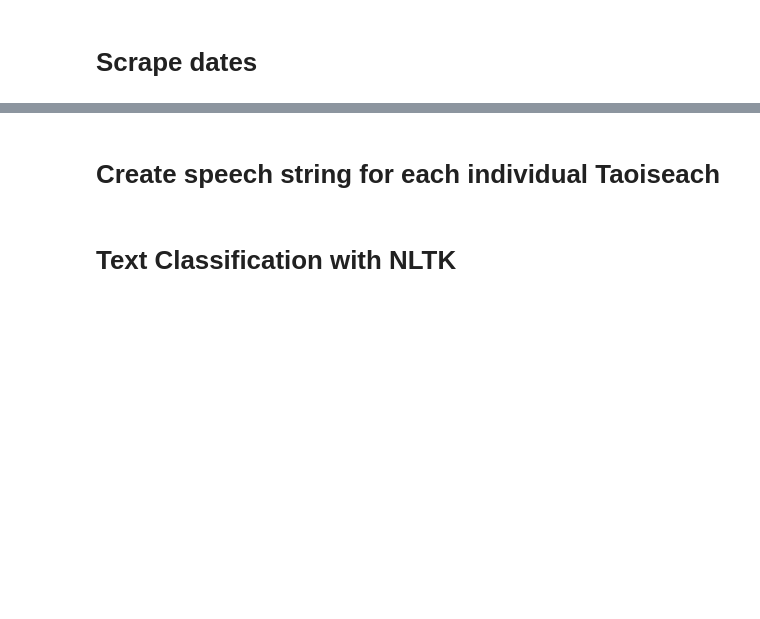
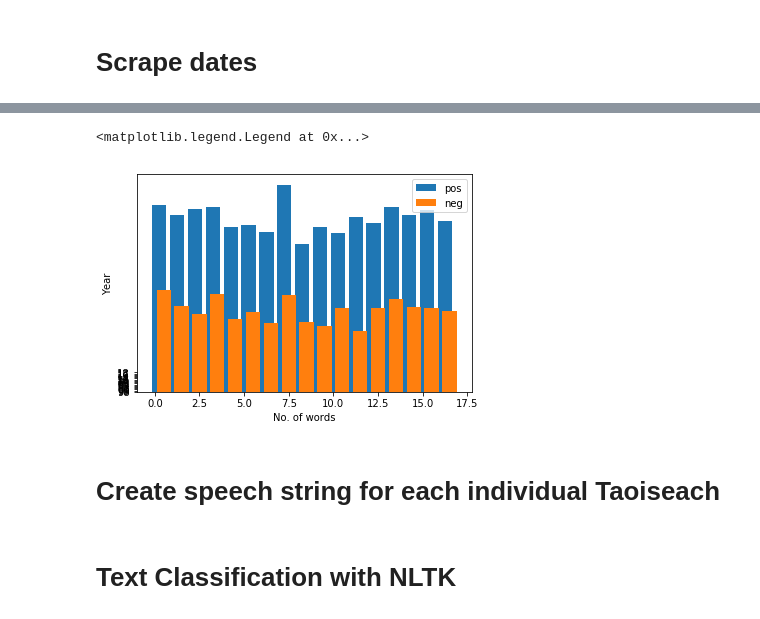
Before and after one commit to Johnny-Morgan/Python-Data-Science, a Jupyter notebook: Diploma Project.ipynb, the cells around one changed output, grey strips where cells are left out. Saved outputs shown, nothing was run; the diff lists cells and outputs as text; code cells hidden in the pictures; blank space fills up the shorter version.

```diff
--- a/Diploma Project.ipynb
+++ b/Diploma Project.ipynb
@@ -1363,19 +1765,22 @@ print(len(all_neg_words_2018))
 # %%
 
 
 year = [ "98", "99", "00", "01", "02", "03", "04", "05", "09", "10", "11", "12", "14", "15", "16", "17", "18"]
 total_pos = [154,146,151,153,136,138,132,171,122,136,131,144,139,153,146,150,141]
 total_neg = [84,71,64,81,60,66,57,80,58,54,69,50,69,77,70,69,67]
 #pos_neg = [[63,25],[154,84],[146,71],[151,64],[153,81],[136,60],[138,66],[132,57],[171,80],[122,58],[136,54],[131,69],[144,50],[139,69],[153,77],[146,70],[150,69]]
 
 xpos = np.arange(len(total_pos))
 
 plt.yticks(xpos, year)
 plt.xlabel("No. of words")
 plt.ylabel("Year")
-plt.barh(xpos, total_pos, label = "pos")
-plt.barh(xpos, total_neg,  label = "neg")
+plt.bar(xpos + 0.25, total_pos, label = "pos")
+plt.bar(xpos + 0.5, total_neg,  label = "neg")
 plt.legend()
+# %% [output]
+<matplotlib.legend.Legend at 0x...>
+[figure, added]
 # %% [markdown]
 # Create speech string for each individual Taoiseach
 # %%
```
Also changed, not shown: parts of 58 cells of this notebook.
